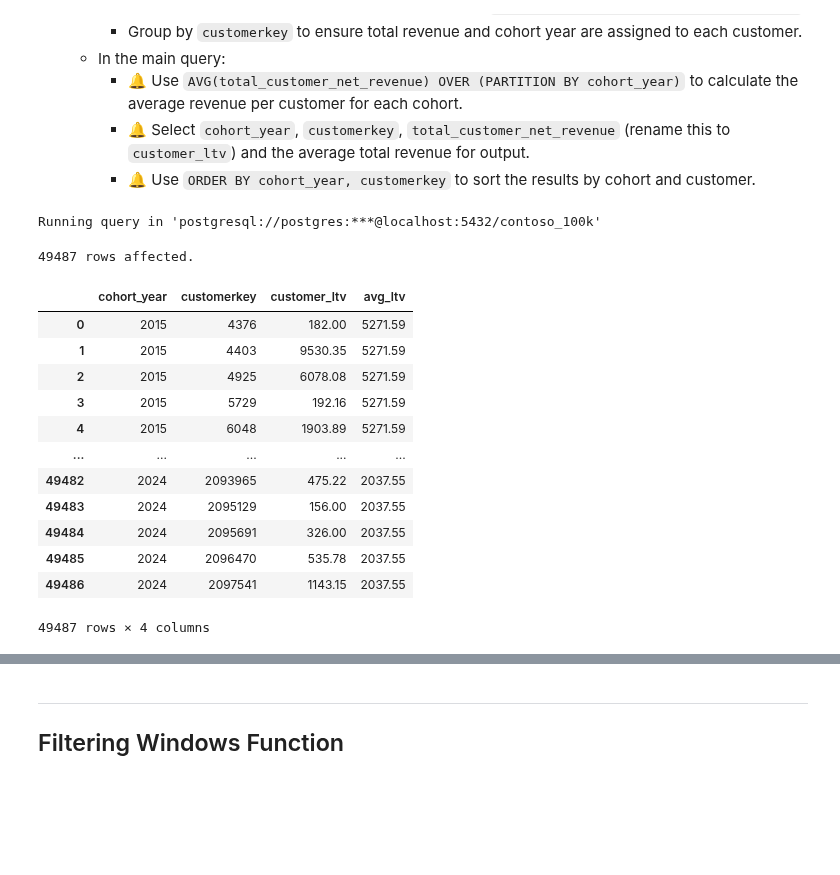
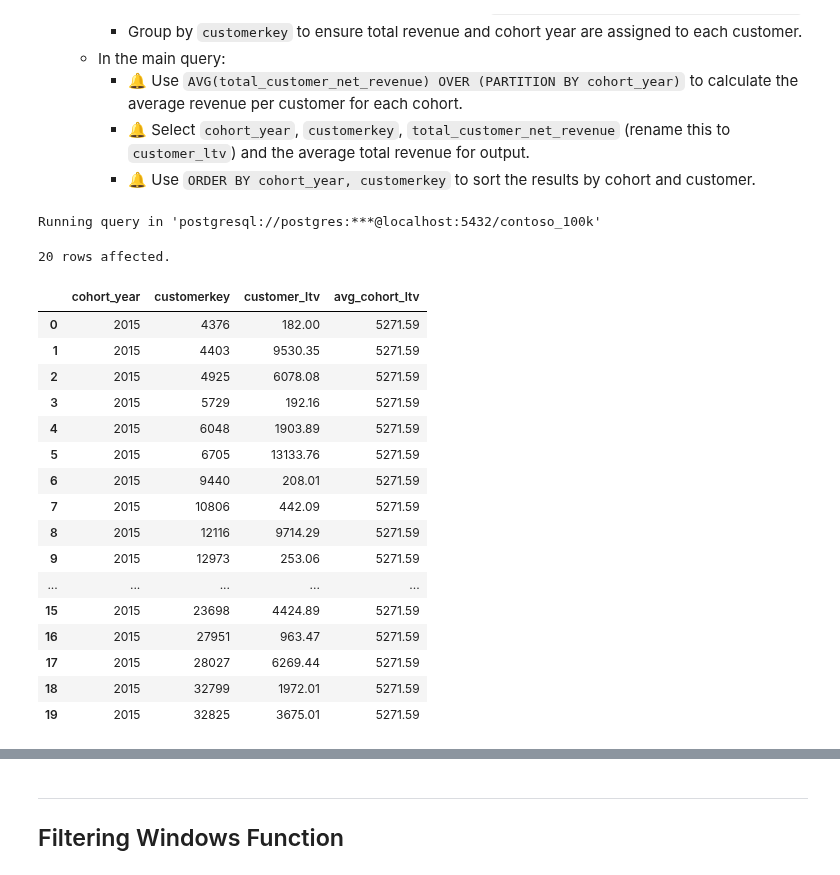
Before and after one commit to mgamzec/SQL_Data_Analytics_Project, a Jupyter notebook: 3_Windows_Functions/2_Aggregation.ipynb, the cells around one changed output, grey strips where cells are left out. Cells and saved outputs as stored; diff of their text form; code cells hidden in the pictures; blank space fills up the shorter version.

Commit message:
update avg_ltv as avg_cohort_ltv

```diff
--- a/3_Windows_Functions/2_Aggregation.ipynb
+++ b/3_Windows_Functions/2_Aggregation.ipynb
@@ -533,42 +535,46 @@ Running query in 'postgresql://postgres:***@localhost:5432/contoso_100k'
 # %%
 %%sql
 
 WITH cohort_analysis AS (
     SELECT
         EXTRACT(YEAR FROM MIN(orderdate)) AS cohort_year,
         customerkey,
         SUM(quantity * netprice * exchangerate) AS total_customer_net_revenue
     FROM sales
     GROUP BY
         customerkey
 )
 
 SELECT
     cohort_year, -- Updated
     customerkey, -- Updated
     total_customer_net_revenue AS customer_ltv, -- Updated
-    AVG(total_customer_net_revenue) OVER (PARTITION BY cohort_year) AS avg_ltv-- Added
+    AVG(total_customer_net_revenue) OVER (PARTITION BY cohort_year) AS avg_cohort_ltv-- Added
 FROM cohort_analysis
 ORDER BY -- Added
     cohort_year,
     customerkey
-;
+LIMIT 20
 # %% [output]
 Running query in 'postgresql://postgres:***@localhost:5432/contoso_100k'
-49487 rows affected.
+20 rows affected.
-|  | cohort_year | customerkey | customer_ltv | avg_ltv |
+|  | cohort_year | customerkey | customer_ltv | avg_cohort_ltv |
 | 0 | 2015 | 4376 | 182.00 | 5271.59 |
 | 1 | 2015 | 4403 | 9530.35 | 5271.59 |
 | 2 | 2015 | 4925 | 6078.08 | 5271.59 |
 | 3 | 2015 | 5729 | 192.16 | 5271.59 |
 | 4 | 2015 | 6048 | 1903.89 | 5271.59 |
+| 5 | 2015 | 6705 | 13133.76 | 5271.59 |
+| 6 | 2015 | 9440 | 208.01 | 5271.59 |
+| 7 | 2015 | 10806 | 442.09 | 5271.59 |
+| 8 | 2015 | 12116 | 9714.29 | 5271.59 |
+| 9 | 2015 | 12973 | 253.06 | 5271.59 |
 | ... | ... | ... | ... | ... |
-| 49482 | 2024 | 2093965 | 475.22 | 2037.55 |
-| 49483 | 2024 | 2095129 | 156.00 | 2037.55 |
-| 49484 | 2024 | 2095691 | 326.00 | 2037.55 |
-| 49485 | 2024 | 2096470 | 535.78 | 2037.55 |
-| 49486 | 2024 | 2097541 | 1143.15 | 2037.55 |
+| 15 | 2015 | 23698 | 4424.89 | 5271.59 |
+| 16 | 2015 | 27951 | 963.47 | 5271.59 |
+| 17 | 2015 | 28027 | 6269.44 | 5271.59 |
+| 18 | 2015 | 32799 | 1972.01 | 5271.59 |
+| 19 | 2015 | 32825 | 3675.01 | 5271.59 |
-49487 rows × 4 columns
 # %% [markdown]
 <img src="../Resources/images/3.2_customer_ltv.png" alt="Customer LTV & Average LTV" width="50%">
 
```
Also changed, not shown: parts of 7 cells of this notebook.
